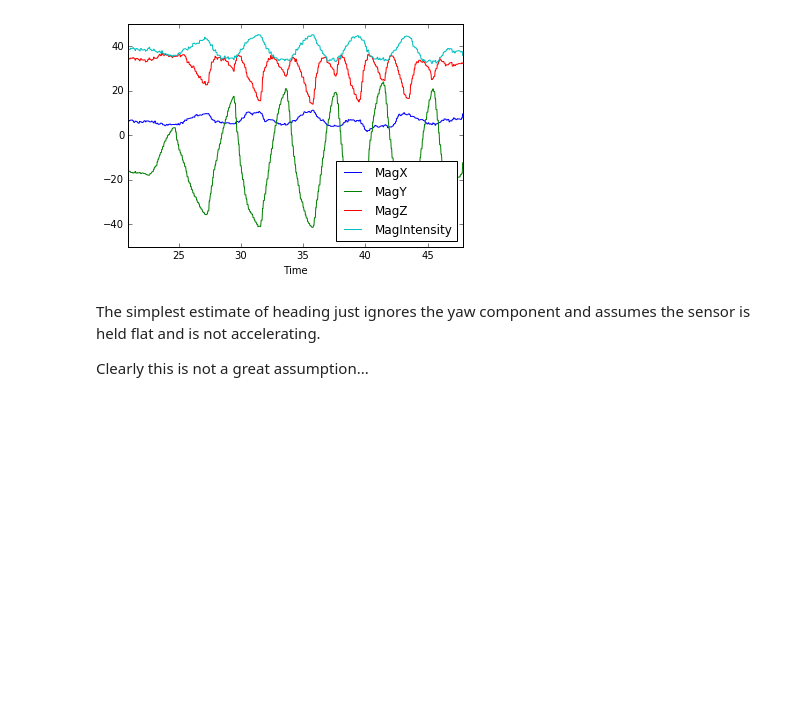
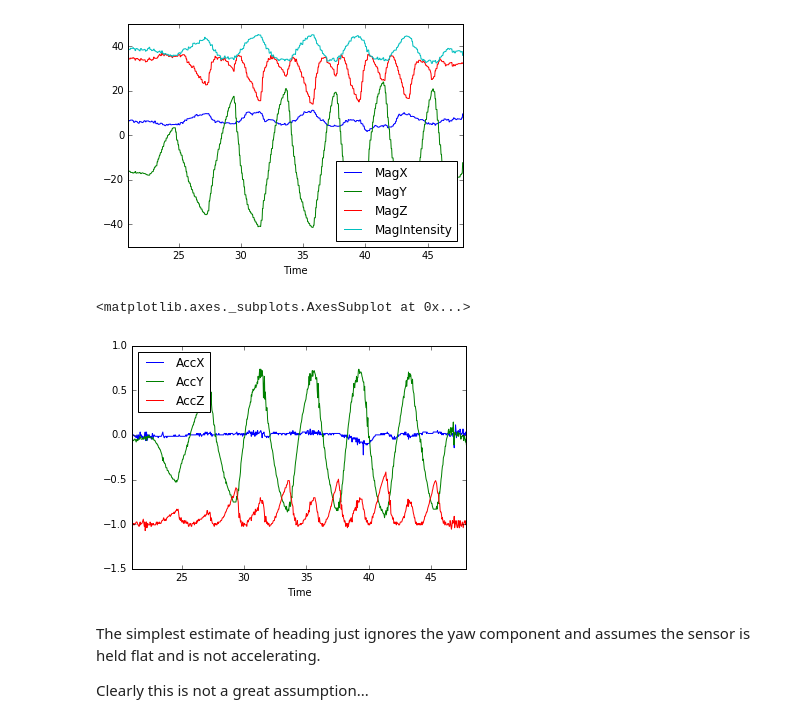
Before and after one commit to stevesimmons/pyconuk-motion-sensor-data-fusion, a Jupyter notebook: example-2-compass.ipynb, the cells around one changed output. Saved outputs shown, nothing was run; the diff lists cells and outputs as text; code cells hidden in the pictures; blank space fills up the shorter version.

```diff
--- a/example-2-compass.ipynb
+++ b/example-2-compass.ipynb
@@ -64,6 +71,11 @@ df[['MagX','MagY','MagZ','MagIntensity']].plot()
 # %% [output]
 <matplotlib.axes._subplots.AxesSubplot at 0x...>
 [figure]
+# %%
+df[['AccX','AccY','AccZ']].plot()
+# %% [output]
+<matplotlib.axes._subplots.AxesSubplot at 0x...>
+[figure, added]
 # %% [markdown]
 The simplest estimate of heading just ignores the yaw component and assumes the sensor is held flat and is not accelerating.
 
```
Also changed, not shown: parts of 24 cells of this notebook, 1 other file.
